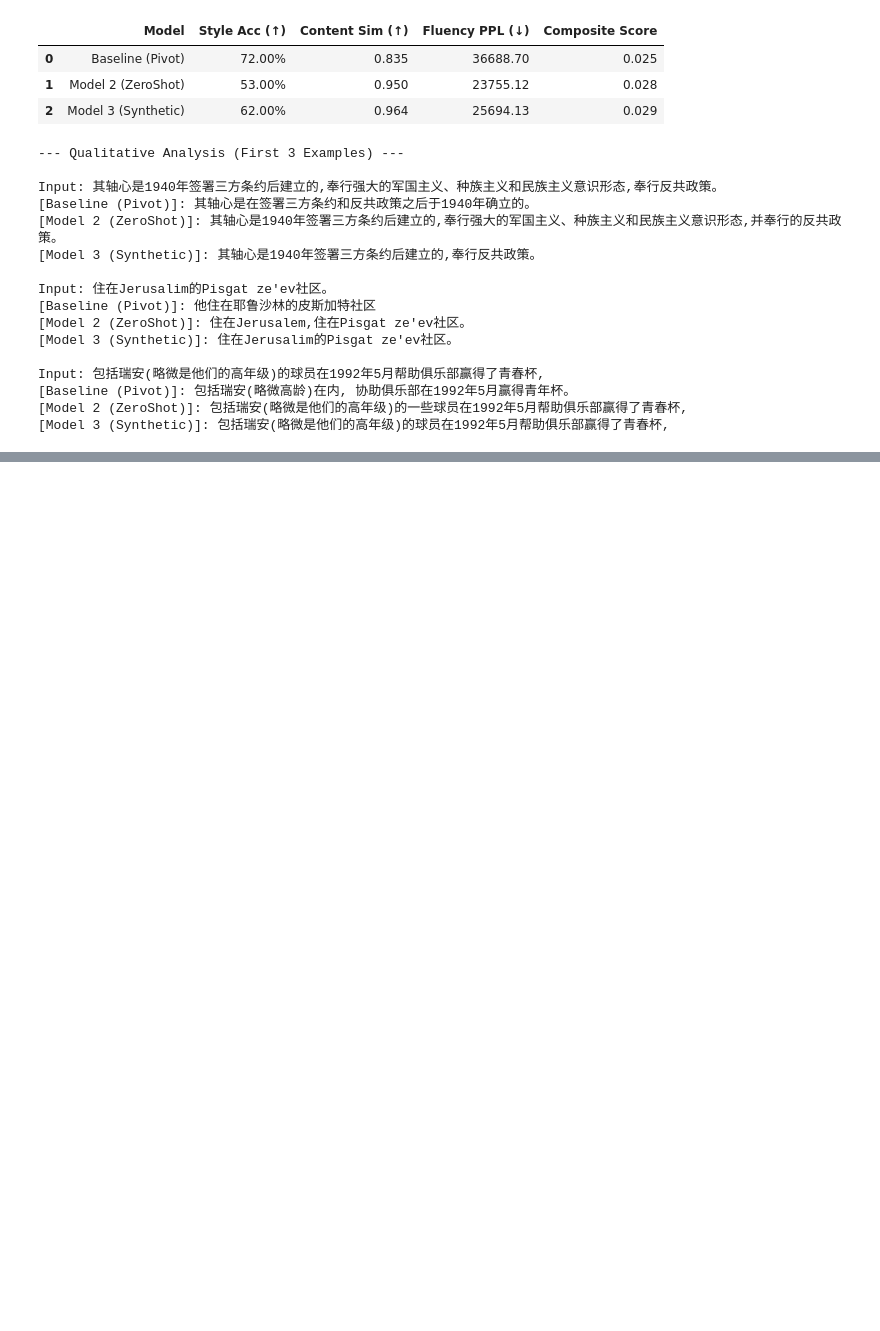
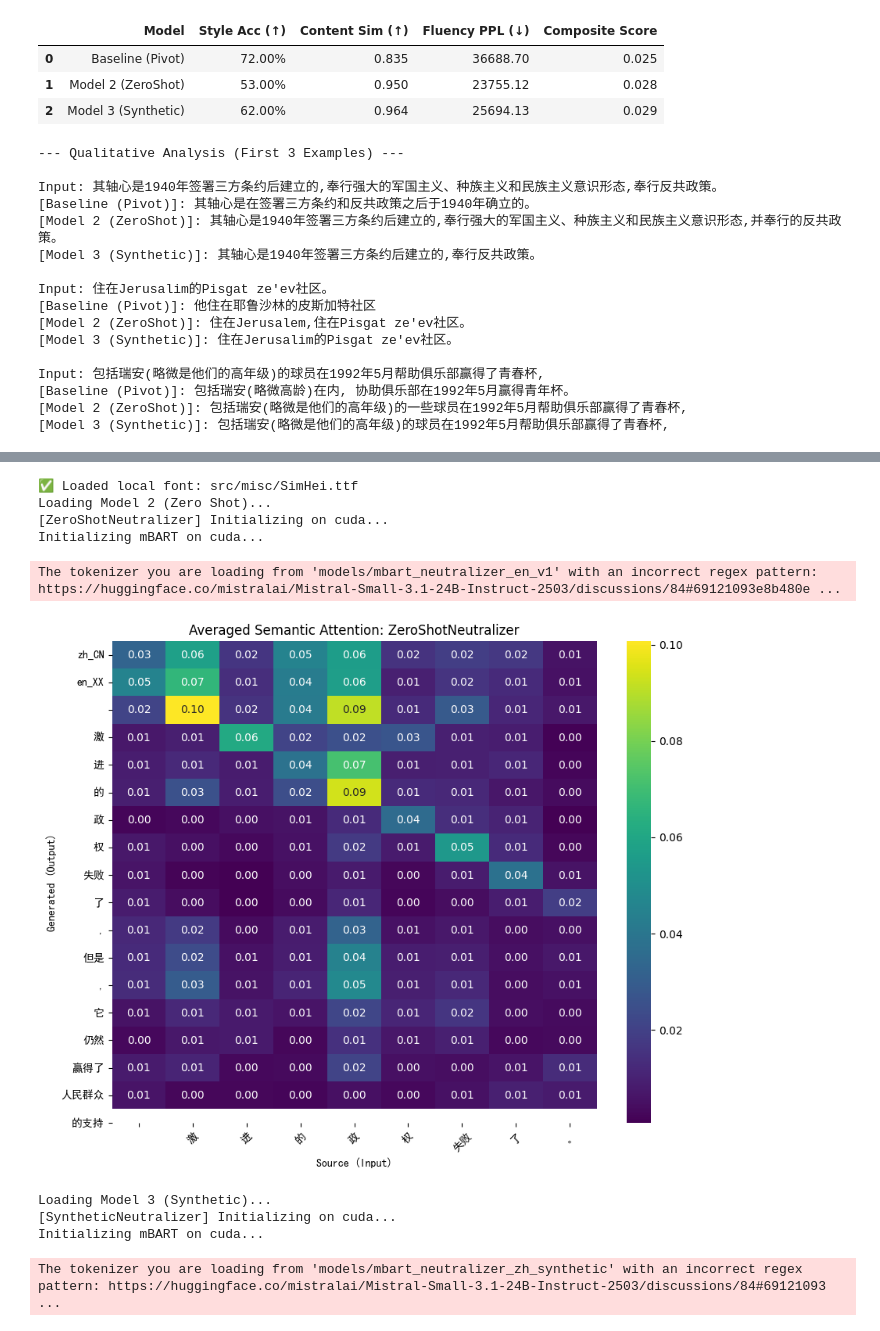
Before and after one commit to allanli608/debiasing-transfer-learning-paper, a Jupyter notebook: final_results.ipynb, the cells around one changed output, grey strips where cells are left out. Drawn from its saved outputs; the diff is of its cells as text; code cells hidden in the pictures; blank space fills up the shorter version.

```diff
--- a/final_results.ipynb
+++ b/final_results.ipynb
@@ -182,0 +277,27 @@ Input: 包括瑞安(略微是他们的高年级)的球员在1992年5月帮助俱
+# %%
+from src import plot_attention, plot_attention_averaged
+from src.final_models import ZeroShotNeutralizer, SyntheticNeutralizer
+# Compare the two models on a specific bias phrase
+# "The radical regime failed." -> "激进的政权失败了。"
+test_phrase = "激进的政权失败了。"
+
+print("Loading Model 2 (Zero Shot)...")
+model2 = ZeroShotNeutralizer()
+plot_attention_averaged(model2, test_phrase)
+del model2 # Free Memory
+
+print("Loading Model 3 (Synthetic)...")
+model3 = SyntheticNeutralizer()
+plot_attention_averaged(model3, test_phrase)
+del model3
+# %% [output]
+✅ Loaded local font: src/misc/SimHei.ttf
+Loading Model 2 (Zero Shot)...
+[ZeroShotNeutralizer] Initializing on cuda...
+Initializing mBART on cuda...
+The tokenizer you are loading from 'models/mbart_neutralizer_en_v1' with an incorrect regex pattern: https://huggingface.co/mistralai/Mistral-Small-3.1-24B-Instruct-2503/discussions/84#69121093e8b480e ...
+[figure, added]
+Loading Model 3 (Synthetic)...
+[SyntheticNeutralizer] Initializing on cuda...
+Initializing mBART on cuda...
+The tokenizer you are loading from 'models/mbart_neutralizer_zh_synthetic' with an incorrect regex pattern: https://huggingface.co/mistralai/Mistral-Small-3.1-24B-Instruct-2503/discussions/84#69121093 ...
```
Also changed, not shown: parts of 2 cells of this notebook, 6 other files.
